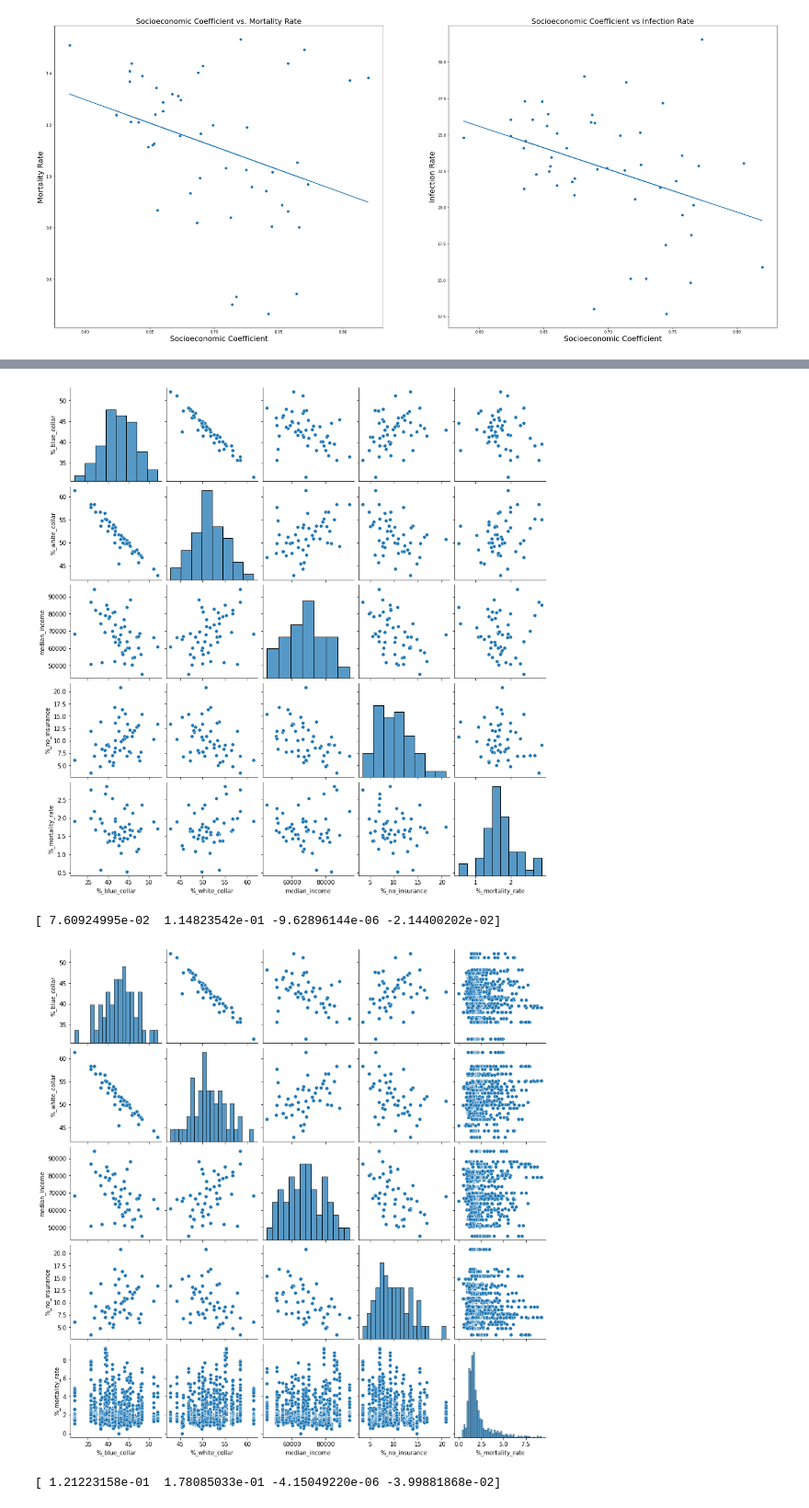
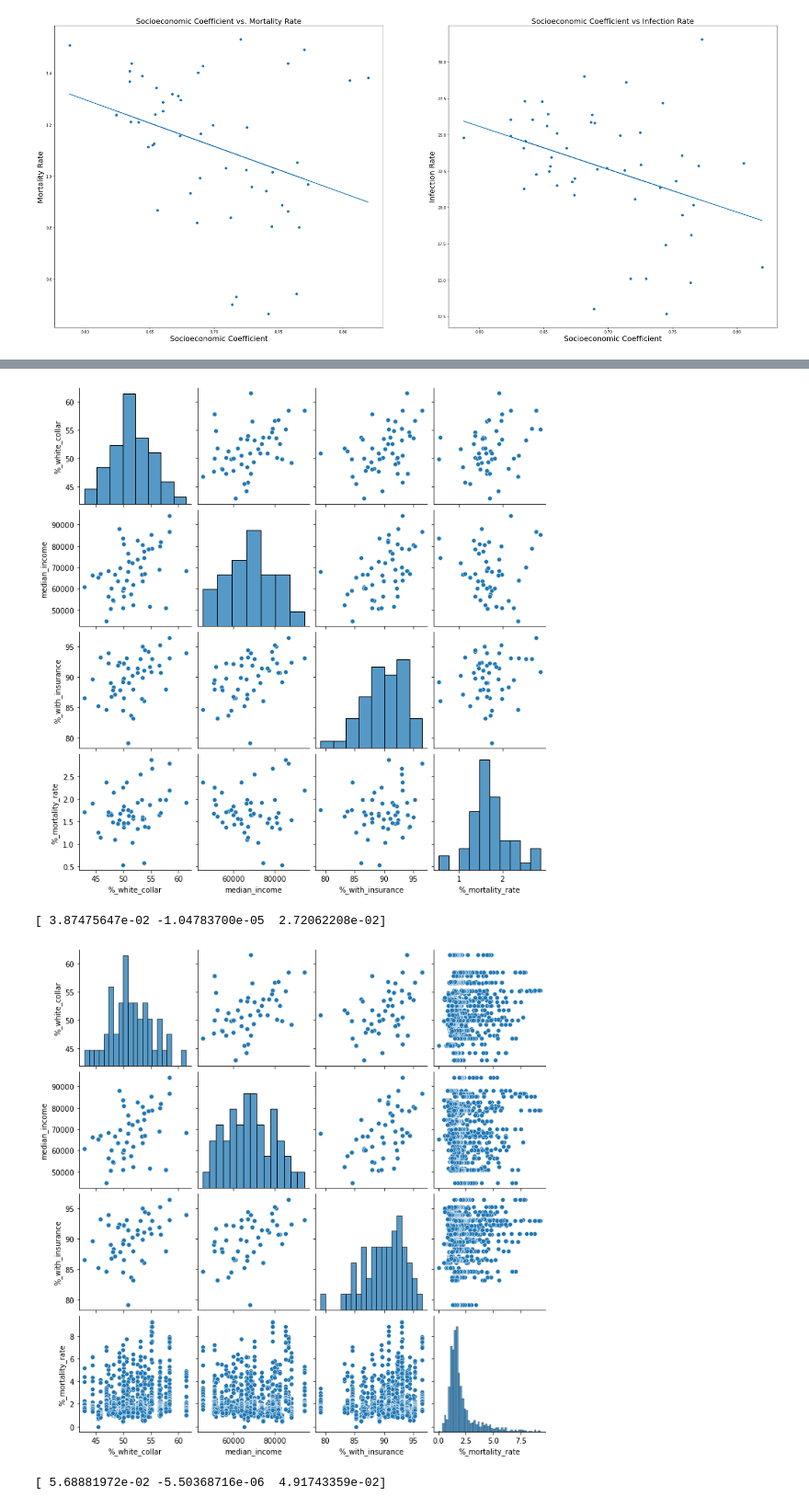
Before and after one commit to EthanLDot/COVID_Socioecon_DataScience_Project, a Jupyter notebook: EDACheckpointGroup029-Wi22.ipynb, the cells around one changed output, grey strips where cells are left out. Shown: that part at 92% size. Cells and saved outputs as stored; diff of their text form; code cells hidden in the pictures.

```diff
--- a/EDACheckpointGroup029-Wi22.ipynb
+++ b/EDACheckpointGroup029-Wi22.ipynb
@@ -627,12 +603,12 @@ plt.show()
 from sklearn import linear_model
 # 1 day worth of data
 mortality_regression_data = get_overall_data(3, 12, 2021)
-mortality_regression_data = mortality_regression_data[["%_blue_collar", "%_white_collar", "median_income", "%_no_insurance", "%_mortality_rate"]]
+mortality_regression_data = mortality_regression_data[["%_white_collar", "median_income", "%_with_insurance", "%_mortality_rate"]]
 
 sns.pairplot(mortality_regression_data, kind="scatter")
 plt.show()
 
-mortality_X = mortality_regression_data[["%_blue_collar", "%_white_collar", "median_income", "%_no_insurance"]]
+mortality_X = mortality_regression_data[["%_white_collar", "median_income", "%_with_insurance"]]
 mortality_Y = mortality_regression_data["%_mortality_rate"]
 
 mortality_model = linear_model.LinearRegression()
@@ -655,38 +631,39 @@ data_points = [
     (2, 10, 2021),
     (3, 10, 2021),
     (4, 10, 2021),
     (5, 10, 2021),
     (6, 10, 2021),
     (7, 10, 2021),
     (8, 10, 2021),
     (9, 10, 2021),
     (10, 10, 2021),
     (11, 10, 2021),
     (12, 10, 2021),
     (1, 10, 2022),
     (2, 10, 2022)
 ]
 
-mortality_regression_data = pd.DataFrame(columns=["%_blue_collar", "%_white_collar", "median_income", "%_no_insurance", "%_mortality_rate"])
+mortality_regression_data = pd.DataFrame(columns=["%_white_collar", "median_income", "%_with_insurance", "%_mortality_rate"])
 
 for point in data_points:
     df = get_overall_data(*point)
-    df = df[["%_blue_collar", "%_white_collar", "median_income", "%_no_insurance", "%_mortality_rate"]]
+
+    df = df[["%_white_collar", "median_income", "%_with_insurance", "%_mortality_rate"]]
     mortality_regression_data = pd.concat([mortality_regression_data, df], ignore_index=True)
 
 sns.pairplot(mortality_regression_data, kind="scatter")
 plt.show()
 
-mortality_X = mortality_regression_data[["%_blue_collar", "%_white_collar", "median_income", "%_no_insurance"]]
+mortality_X = mortality_regression_data[["%_white_collar", "median_income", "%_with_insurance"]]
 mortality_Y = mortality_regression_data["%_mortality_rate"]
 
 mortality_model = linear_model.LinearRegression()
 mortality_model.fit(mortality_X, mortality_Y)
 
 print(mortality_model.coef_)
 # %% [output]
-[figure, old version]
+[figure, new version]
-[ 7.60924995e-02  1.14823542e-01 -9.62896144e-06 -2.14400202e-02]
+[ 3.87475647e-02 -1.04783700e-05  2.72062208e-02]
-[figure, old version]
+[figure, new version]
-[ 1.21223158e-01  1.78085033e-01 -4.15049220e-06 -3.99881868e-02]
+[ 5.68881972e-02 -5.50368716e-06  4.91743359e-02]
 # %% [markdown]
```
Also changed, not shown: parts of 34 cells of this notebook.
